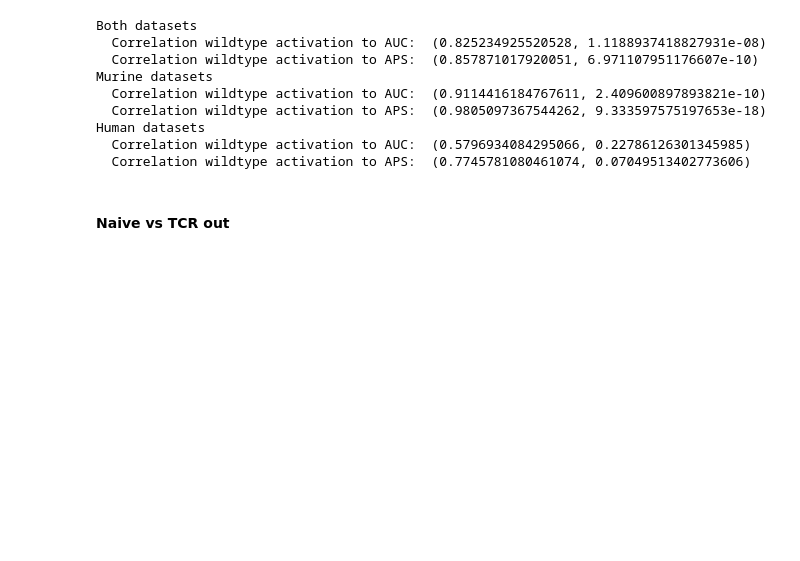
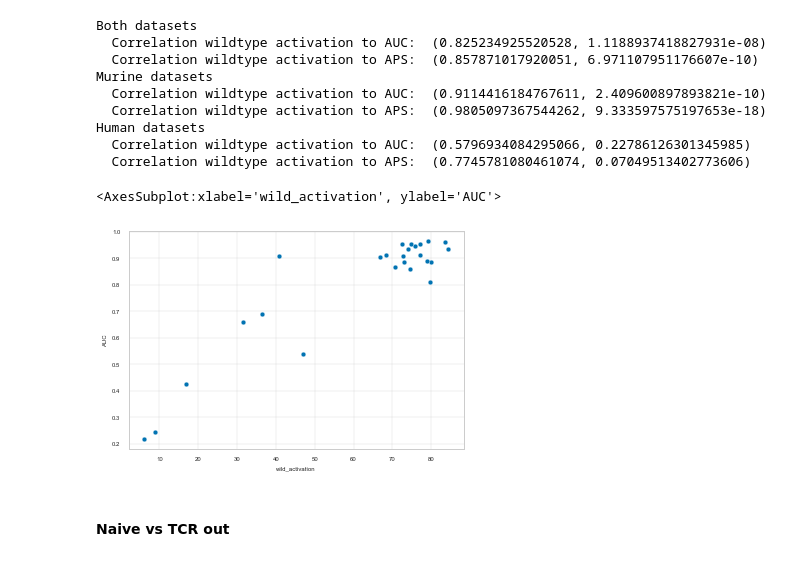
Before and after one commit to SchubertLab/TcrPrediction_MutatedAPLs, a Jupyter notebook: manuscript/figure_4.ipynb, the cells around one changed output. Saved outputs shown, nothing was run; the diff lists cells and outputs as text; code cells hidden in the pictures; blank space fills up the shorter version.

```diff
--- a/manuscript/figure_4.ipynb
+++ b/manuscript/figure_4.ipynb
@@ -712,6 +721,11 @@ Murine datasets
 Human datasets
   Correlation wildtype activation to AUC:  (0.5796934084295066, 0.22786126301345985)
   Correlation wildtype activation to APS:  (0.7745781080461074, 0.07049513402773606)
+# %%
+sb.scatterplot(data=df_wildtype_murine, x='wild_activation', y='AUC')
+# %% [output]
+<AxesSubplot:xlabel='wild_activation', ylabel='AUC'>
+[figure, added]
 # %% [markdown]
 #### Naive vs TCR out
 # %%
```
Also changed, not shown: parts of 10 cells of this notebook, 3 other files.
